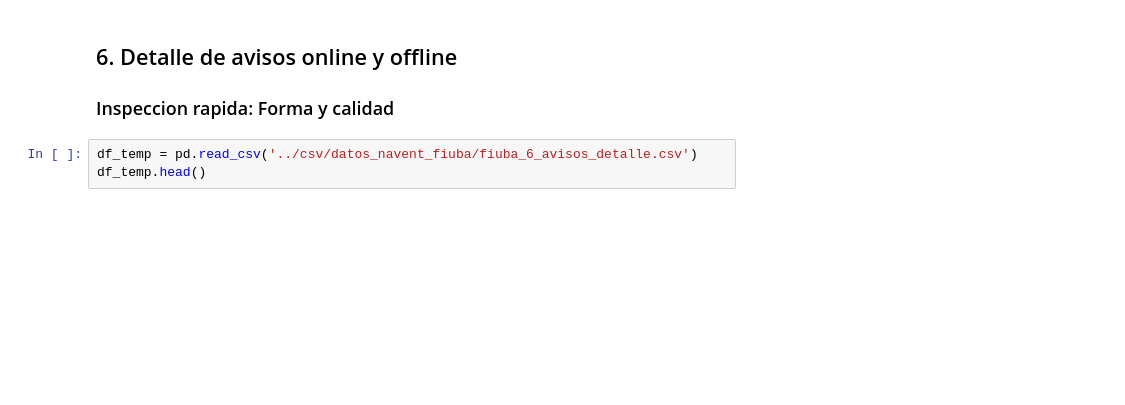
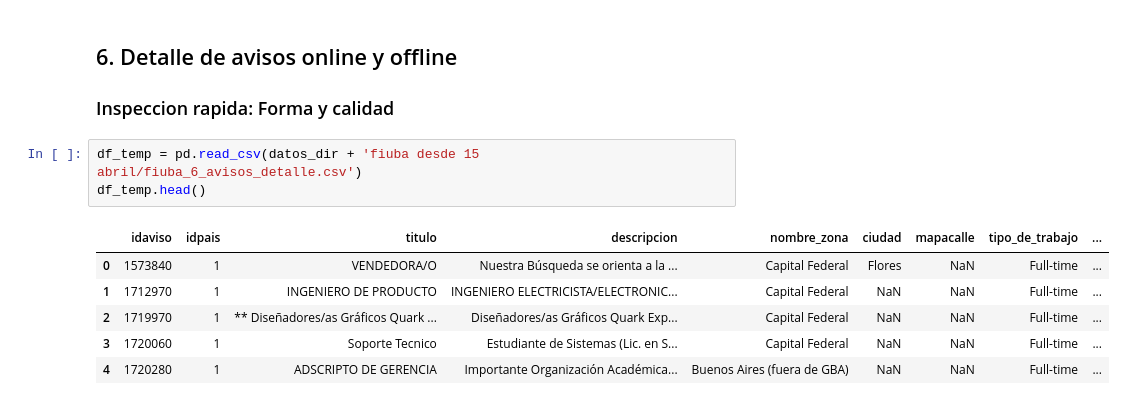
Before and after one commit to javierleyes/OrganizacionDeDatos, a Jupyter notebook: TP2/purgatorio_3.ipynb, the cells around one changed output. Drawn from its saved outputs; the diff is of its cells as text; blank space fills up the shorter version.

```diff
--- a/TP2/purgatorio_3.ipynb
+++ b/TP2/purgatorio_3.ipynb
@@ -141,7 +168,14 @@ df_temp['idpostulante'].apply(len).value_counts()
 ## 6. Detalle de avisos online y offline
 ### Inspeccion rapida: Forma y calidad
 # %%
-df_temp = pd.read_csv('../csv/datos_navent_fiuba/fiuba_6_avisos_detalle.csv')
+df_temp = pd.read_csv(datos_dir + 'fiuba desde 15 abril/fiuba_6_avisos_detalle.csv')
 df_temp.head()
+# %% [output]
+|  | idaviso | idpais | titulo | descripcion | nombre_zona | ciudad | mapacalle | tipo_de_trabajo | ... |
+| 0 | 1573840 | 1 | VENDEDORA/O | Nuestra Búsqueda se orienta a la ... | Capital Federal | Flores | NaN | Full-time | ... |
+| 1 | 1712970 | 1 | INGENIERO DE PRODUCTO | INGENIERO ELECTRICISTA/ELECTRONIC... | Capital Federal | NaN | NaN | Full-time | ... |
+| 2 | 1719970 | 1 | ** Diseñadores/as Gráficos Quark ... | Diseñadores/as Gráficos Quark Exp... | Capital Federal | NaN | NaN | Full-time | ... |
+| 3 | 1720060 | 1 | Soporte Tecnico | Estudiante de Sistemas (Lic. en S... | Capital Federal | NaN | NaN | Full-time | ... |
+| 4 | 1720280 | 1 | ADSCRIPTO DE GERENCIA | Importante Organización Académica... | Buenos Aires (fuera de GBA) | NaN | NaN | Full-time | ... |
 # %%
 df_temp.info()
```
Also changed, not shown: parts of 16 cells of this notebook, 1 other file.
